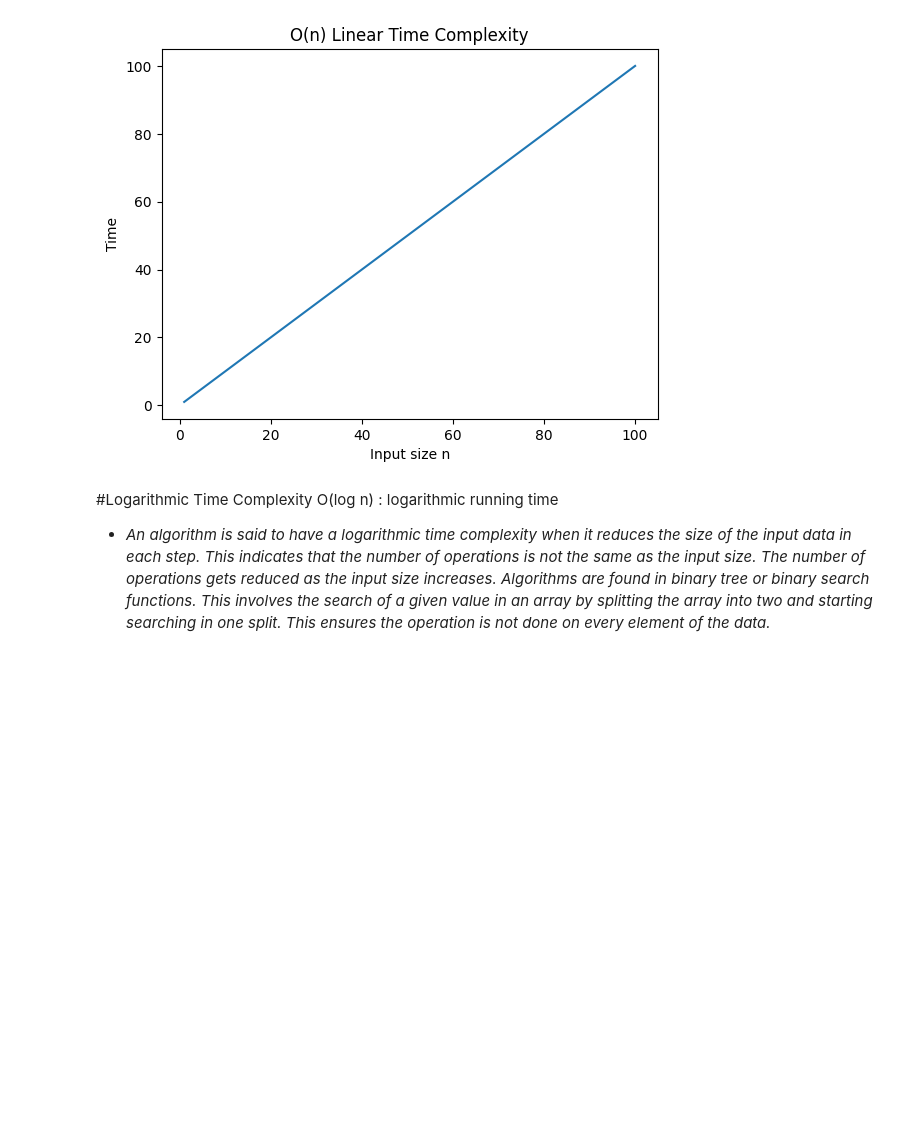
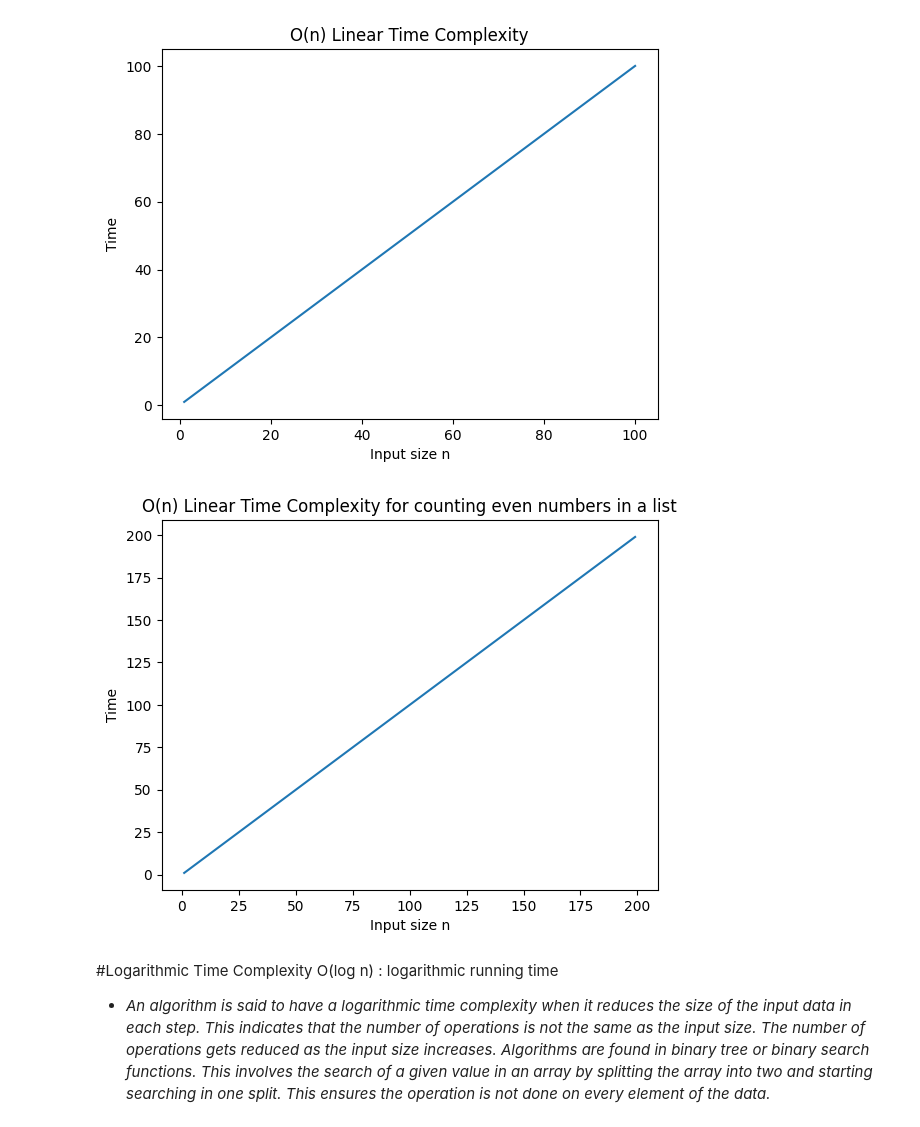
Before and after one commit to Techusic/APS-Lab, a Jupyter notebook: Lab_3_Growth_of_function.ipynb, the cells around one changed output. Cells and saved outputs as stored; diff of their text form; code cells hidden in the pictures; blank space fills up the shorter version.

```diff
--- a/Lab_3_Growth_of_function.ipynb
+++ b/Lab_3_Growth_of_function.ipynb
@@ -69,8 +83,28 @@ plt.show()
 # %% [output]
 [figure]
 # %%
-#Prob_3:Take another example and write the code that runs in linear amount of time no matter what is the size of input..
-#similar to example-2, also plot the graph (eg. even_oddcounts elements greater than zero)
+# Prob_3: Take another example and write the code that runs in linear amount of time no matter what is the size of input..
+# similar to example-2, also plot the graph (eg. even_oddcounts elements greater than zero)
+def even_number_counter(numbers_list):
+    count = 0
+    for item in numbers_list:
+      if item % 2 == 0:
+        count+=1
+    return count
+n_values = list(range(1, 200))
+time_values = []
+for n in n_values:
+    data = list(range(n))
+    even_number_counter(data)
+    time_values.append(n)
+plt.figure()
+plt.plot(n_values, time_values)
+plt.xlabel("Input size n")
+plt.ylabel("Time")
+plt.title("O(n) Linear Time Complexity for counting even numbers in a list")
+plt.show()
+# %% [output]
+[figure, added]
 # %% [markdown]
 #Logarithmic Time Complexity O(log n) : logarithmic running time
 - *An algorithm is said to have a logarithmic time complexity when it reduces the size of the input data in each step. This indicates that the number of operations is not the same as the input size. The number of operations gets reduced as the input size increases. Algorithms are found in binary tree or binary search functions. This involves the search of a given value in an array by splitting the array into two and starting searching in one split. This ensures the operation is not done on every element of the data.*
```
Also changed, not shown: parts of 16 cells of this notebook.
